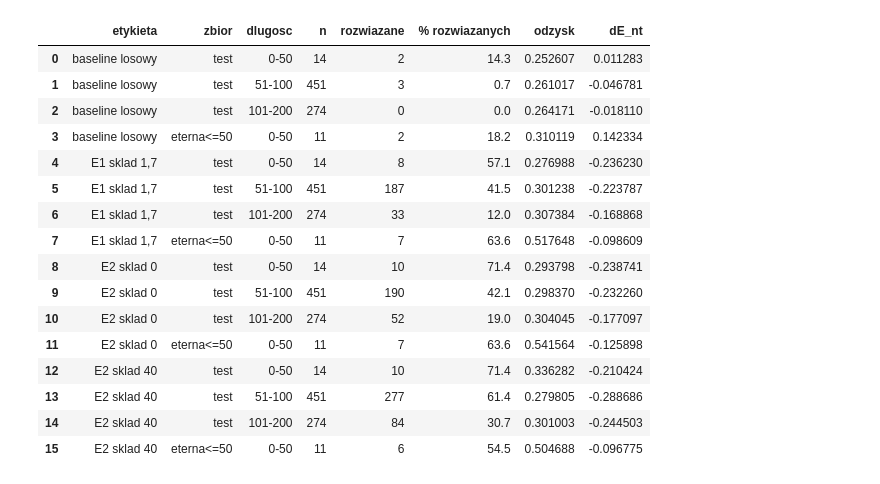
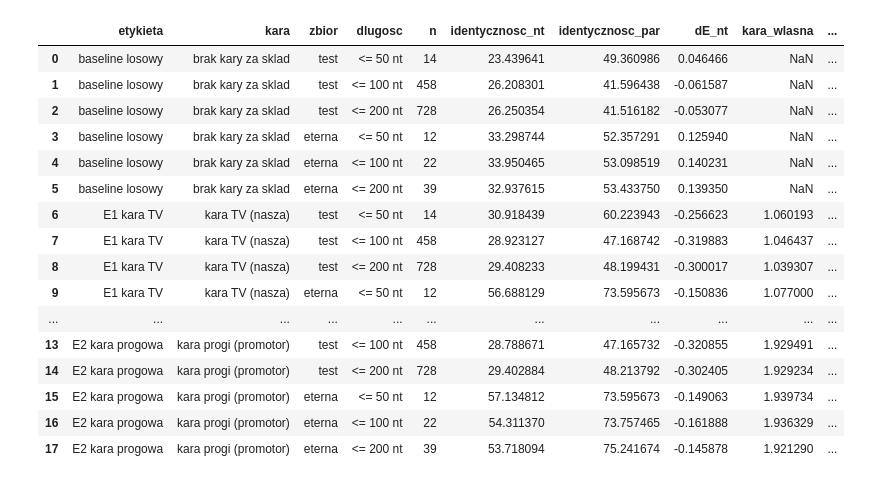
Before and after one commit to nikakoga/RNA-inverse-folding, a Jupyter notebook: notebooks/02_wyniki.ipynb, the cells around one changed output. Cells and saved outputs as stored; diff of their text form; code cells hidden in the pictures.

```diff
--- a/notebooks/02_wyniki.ipynb
+++ b/notebooks/02_wyniki.ipynb
@@ -77,42 +94,46 @@ def typy_par(structs, seqs):
                     t[k] += 1
     return t
 # %%
+ANALIZA = Path.cwd().parent / "experiments" / "analysis"
 PLIKI = {
     "baseline losowy": "baseline_test.csv",
-    "E1  sklad 1,7":   "e1_test.csv",
-    "E2  sklad 0":     "e2_w0_test.csv",
-    "E2  sklad 40":    "e2_w40_test.csv",
+    "E1  kara TV":     "e1_test.csv",
+    "E2  kara progowa": "e2_test.csv",
 }
-ANALIZA = Path.cwd().parent / "experiments" / "analysis"
 
 kawalki = []
 for lab, p in PLIKI.items():
     f = ANALIZA / p
     if f.exists():
         x = pd.read_csv(f)
         x["etykieta"] = lab
         kawalki.append(x)
     else:
         print(f"brak {p} — uruchom odpowiedni eksperyment")
-d = pd.concat(kawalki, ignore_index=True)
-d["% rozwiazanych"] = (100 * d.rozwiazane / d.n).round(1)
-d[["etykieta", "zbior", "dlugosc", "n", "rozwiazane", "% rozwiazanych", "odzysk", "dE_nt"]]
+
+if kawalki:
+    d = pd.concat(kawalki, ignore_index=True)
+    display(d[["etykieta", "kara", "zbior", "dlugosc", "n",
+               "identycznosc_nt", "identycznosc_par", "dE_nt", "kara_wlasna", "perplexity"]])
+else:
+    d = pd.DataFrame()
+    print("brak wynikow — najpierw `python run.py E1` i `python run.py E2`")
 # %% [output]
-|  | etykieta | zbior | dlugosc | n | rozwiazane | % rozwiazanych | odzysk | dE_nt |
-| 0 | baseline losowy | test | 0-50 | 14 | 2 | 14.3 | 0.252607 | 0.011283 |
-| 1 | baseline losowy | test | 51-100 | 451 | 3 | 0.7 | 0.261017 | -0.046781 |
-| 2 | baseline losowy | test | 101-200 | 274 | 0 | 0.0 | 0.264171 | -0.018110 |
-| 3 | baseline losowy | eterna<=50 | 0-50 | 11 | 2 | 18.2 | 0.310119 | 0.142334 |
-| 4 | E1 sklad 1,7 | test | 0-50 | 14 | 8 | 57.1 | 0.276988 | -0.236230 |
-| 5 | E1 sklad 1,7 | test | 51-100 | 451 | 187 | 41.5 | 0.301238 | -0.223787 |
-| 6 | E1 sklad 1,7 | test | 101-200 | 274 | 33 | 12.0 | 0.307384 | -0.168868 |
-| 7 | E1 sklad 1,7 | eterna<=50 | 0-50 | 11 | 7 | 63.6 | 0.517648 | -0.098609 |
-| 8 | E2 sklad 0 | test | 0-50 | 14 | 10 | 71.4 | 0.293798 | -0.238741 |
-| 9 | E2 sklad 0 | test | 51-100 | 451 | 190 | 42.1 | 0.298370 | -0.232260 |
-| 10 | E2 sklad 0 | test | 101-200 | 274 | 52 | 19.0 | 0.304045 | -0.177097 |
-| 11 | E2 sklad 0 | eterna<=50 | 0-50 | 11 | 7 | 63.6 | 0.541564 | -0.125898 |
-| 12 | E2 sklad 40 | test | 0-50 | 14 | 10 | 71.4 | 0.336282 | -0.210424 |
-| 13 | E2 sklad 40 | test | 51-100 | 451 | 277 | 61.4 | 0.279805 | -0.288686 |
-| 14 | E2 sklad 40 | test | 101-200 | 274 | 84 | 30.7 | 0.301003 | -0.244503 |
-| 15 | E2 sklad 40 | eterna<=50 | 0-50 | 11 | 6 | 54.5 | 0.504688 | -0.096775 |
+|  | etykieta | kara | zbior | dlugosc | n | identycznosc_nt | identycznosc_par | dE_nt | kara_wlasna | ... |
+| 0 | baseline losowy | brak kary za sklad | test | <= 50 nt | 14 | 23.439641 | 49.360986 | 0.046466 | NaN | ... |
+| 1 | baseline losowy | brak kary za sklad | test | <= 100 nt | 458 | 26.208301 | 41.596438 | -0.061587 | NaN | ... |
+| 2 | baseline losowy | brak kary za sklad | test | <= 200 nt | 728 | 26.250354 | 41.516182 | -0.053077 | NaN | ... |
+| 3 | baseline losowy | brak kary za sklad | eterna | <= 50 nt | 12 | 33.298744 | 52.357291 | 0.125940 | NaN | ... |
+| 4 | baseline losowy | brak kary za sklad | eterna | <= 100 nt | 22 | 33.950465 | 53.098519 | 0.140231 | NaN | ... |
+| 5 | baseline losowy | brak kary za sklad | eterna | <= 200 nt | 39 | 32.937615 | 53.433750 | 0.139350 | NaN | ... |
+| 6 | E1 kara TV | kara TV (nasza) | test | <= 50 nt | 14 | 30.918439 | 60.223943 | -0.256623 | 1.060193 | ... |
+| 7 | E1 kara TV | kara TV (nasza) | test | <= 100 nt | 458 | 28.923127 | 47.168742 | -0.319883 | 1.046437 | ... |
+| 8 | E1 kara TV | kara TV (nasza) | test | <= 200 nt | 728 | 29.408233 | 48.199431 | -0.300017 | 1.039307 | ... |
+| 9 | E1 kara TV | kara TV (nasza) | eterna | <= 50 nt | 12 | 56.688129 | 73.595673 | -0.150836 | 1.077000 | ... |
+| ... | ... | ... | ... | ... | ... | ... | ... | ... | ... | ... |
+| 13 | E2 kara progowa | kara progi (promotor) | test | <= 100 nt | 458 | 28.788671 | 47.165732 | -0.320855 | 1.929491 | ... |
+| 14 | E2 kara progowa | kara progi (promotor) | test | <= 200 nt | 728 | 29.402884 | 48.213792 | -0.302405 | 1.929234 | ... |
+| 15 | E2 kara progowa | kara progi (promotor) | eterna | <= 50 nt | 12 | 57.134812 | 73.595673 | -0.149063 | 1.939734 | ... |
+| 16 | E2 kara progowa | kara progi (promotor) | eterna | <= 100 nt | 22 | 54.311370 | 73.757465 | -0.161888 | 1.936329 | ... |
+| 17 | E2 kara progowa | kara progi (promotor) | eterna | <= 200 nt | 39 | 53.718094 | 75.241674 | -0.145878 | 1.921290 | ... |
 # %% [markdown]
```
Also changed, not shown: parts of 15 cells of this notebook, 31 other files.
